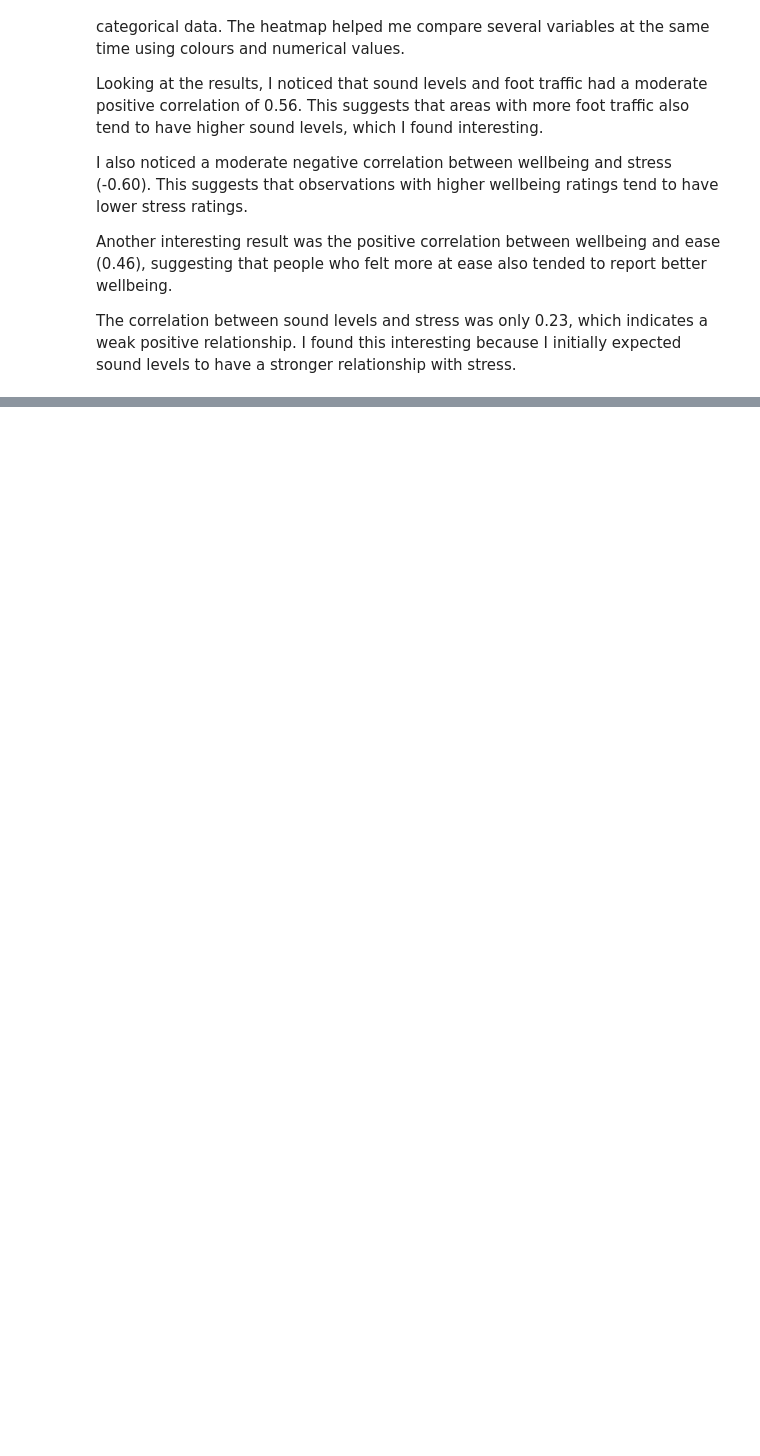
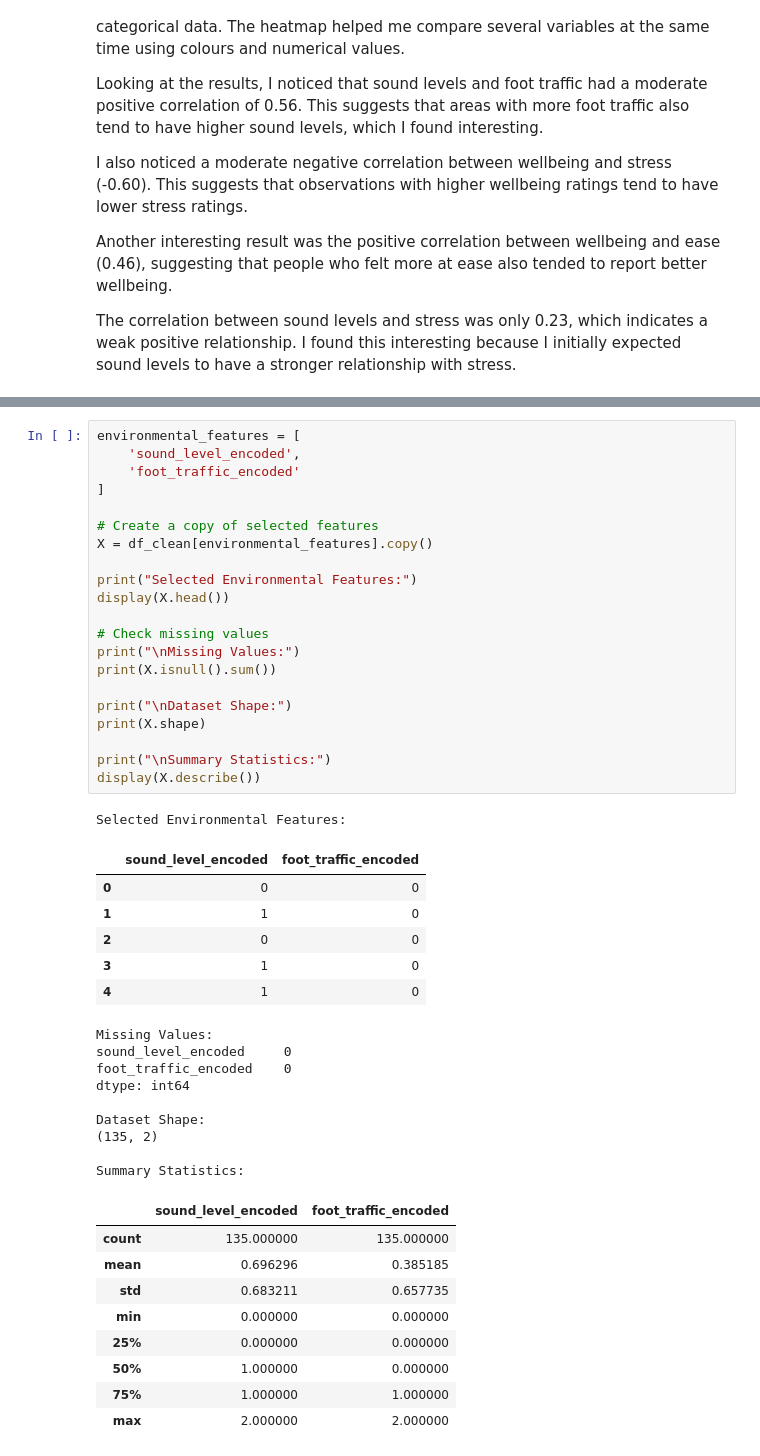
Before and after one commit to Beatricepapi/ml-campus_data_project-colab, a Jupyter notebook: Beatrice_Papi_Machine_Learning_with_Python_Project.ipynb, the cells around one changed output, grey strips where cells are left out. Cells and saved outputs as stored; diff of their text form; blank space fills up the shorter version.

```diff
--- a/Beatrice_Papi_Machine_Learning_with_Python_Project.ipynb
+++ b/Beatrice_Papi_Machine_Learning_with_Python_Project.ipynb
@@ -782,0 +822,47 @@ The correlation between sound levels and stress was only 0.23, which indicates a
+# %%
+environmental_features = [
+    'sound_level_encoded',
+    'foot_traffic_encoded'
+]
+
+# Create a copy of selected features
+X = df_clean[environmental_features].copy()
+
+print("Selected Environmental Features:")
+display(X.head())
+
+# Check missing values
+print("\nMissing Values:")
+print(X.isnull().sum())
+
+print("\nDataset Shape:")
+print(X.shape)
+
+print("\nSummary Statistics:")
+display(X.describe())
+# %% [output]
+Selected Environmental Features:
+|  | sound_level_encoded | foot_traffic_encoded |
+| 0 | 0 | 0 |
+| 1 | 1 | 0 |
+| 2 | 0 | 0 |
+| 3 | 1 | 0 |
+| 4 | 1 | 0 |
+Missing Values:
+sound_level_encoded     0
+foot_traffic_encoded    0
+dtype: int64
+
+Dataset Shape:
+(135, 2)
+
+Summary Statistics:
+|  | sound_level_encoded | foot_traffic_encoded |
+| count | 135.000000 | 135.000000 |
+| mean | 0.696296 | 0.385185 |
+| std | 0.683211 | 0.657735 |
+| min | 0.000000 | 0.000000 |
+| 25% | 0.000000 | 0.000000 |
+| 50% | 1.000000 | 0.000000 |
+| 75% | 1.000000 | 1.000000 |
+| max | 2.000000 | 2.000000 |
```
Also changed, not shown: parts of 31 cells of this notebook.
